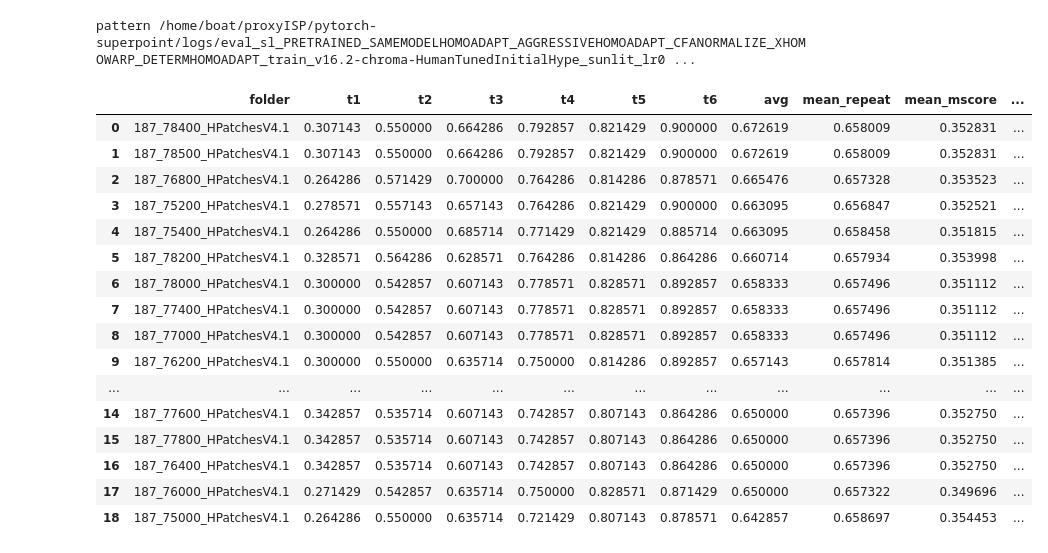
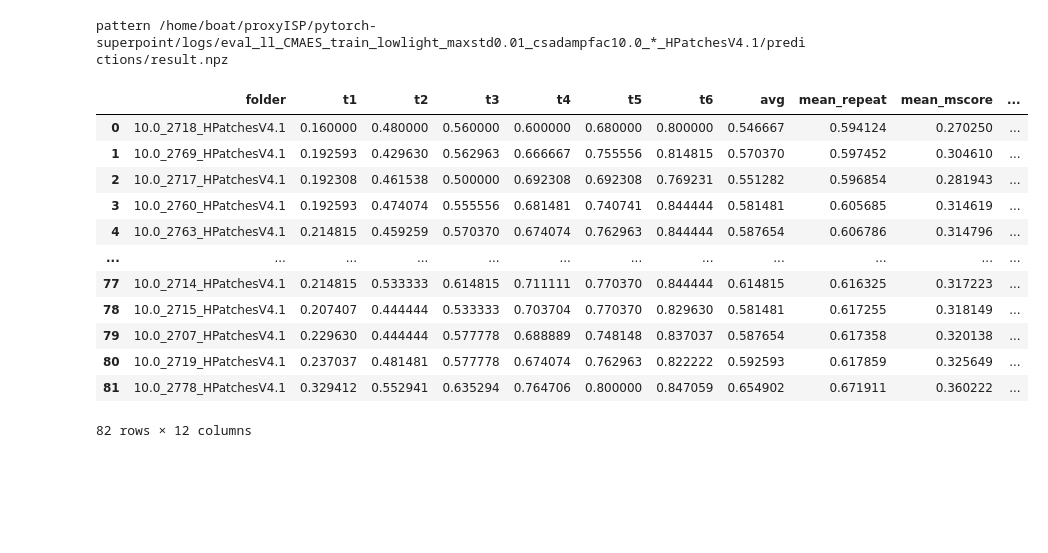
Before and after one commit to NontawatWuttikam/pytorch-superpoint, a Jupyter notebook: proxyopt_notebook/visualize_sweep.ipynb, the cells around one changed output. Saved outputs shown, nothing was run; the diff lists cells and outputs as text; code cells hidden in the pictures; blank space fills up the shorter version.

```diff
--- a/proxyopt_notebook/visualize_sweep.ipynb
+++ b/proxyopt_notebook/visualize_sweep.ipynb
@@ -6,7 +6,7 @@ import pandas as pd
 
 root = "/home/boat/proxyISP/pytorch-superpoint/logs/"
 folder_pattern = (
-    "eval_sl_PRETRAINED_SAMEMODELHOMOADAPT_AGGRESSIVEHOMOADAPT_CFANORMALIZE_XHOMOWARP_DETERMHOMOADAPT_train_v16.2-chroma-HumanTunedInitialHype_sunlit_lr0.005_bothLoss_initialHypeHomoAdaptOnly_gradac187_*_HPatchesV4.1"
+    "eval_ll_CMAES_train_lowlight_maxstd0.01_csadampfac10.0_*_HPatchesV4.1"
 )
 
 results = []
@@ -20,48 +20,44 @@ for path in glob.glob(pattern):
     data = np.load(path)
     correctness = data["correctness"]  # shape (N, 6)
     repeatability = data.get("repeatability")
     mscore = data.get("mscore")
     mAP = data.get("mAP")
     loc_err = data.get("localization_err")  # NEW
 
     # Threshold averages
     thresh_means = correctness.mean(axis=0)
     avg_overall = thresh_means.mean()
 
     # Compute mean metrics
     mean_repeat = np.mean(repeatability) if repeatability is not None else np.nan
     mean_mscore = np.mean(mscore) if mscore is not None else np.nan
     mean_map = np.mean(mAP) if mAP is not None else np.nan
     mean_loc_err = np.mean(loc_err) if loc_err is not None else np.nan  # NEW
 
     results.append(
         (folder, *thresh_means.tolist(), avg_overall, mean_repeat, mean_mscore, mean_map, mean_loc_err)
     )
 
 columns = ["folder", "t1", "t2", "t3", "t4", "t5", "t6", "avg",
            "mean_repeat", "mean_mscore", "mean_map", "mean_loc_err"]
 df = pd.DataFrame(results, columns=columns)
 
 # sort by avg correctness
-df = df.sort_values(by="avg", ascending=False).reset_index(drop=True)
+df = df.sort_values(by="mean_loc_err", ascending=False).reset_index(drop=True)
 
 df
 # %% [output]
-pattern /home/boat/proxyISP/pytorch-superpoint/logs/eval_sl_PRETRAINED_SAMEMODELHOMOADAPT_AGGRESSIVEHOMOADAPT_CFANORMALIZE_XHOMOWARP_DETERMHOMOADAPT_train_v16.2-chroma-HumanTunedInitialHype_sunlit_lr0 ...
+pattern /home/boat/proxyISP/pytorch-superpoint/logs/eval_ll_CMAES_train_lowlight_maxstd0.01_csadampfac10.0_*_HPatchesV4.1/predictions/result.npz
 |  | folder | t1 | t2 | t3 | t4 | t5 | t6 | avg | mean_repeat | mean_mscore | ... |
-| 0 | 187_78400_HPatchesV4.1 | 0.307143 | 0.550000 | 0.664286 | 0.792857 | 0.821429 | 0.900000 | 0.672619 | 0.658009 | 0.352831 | ... |
-| 1 | 187_78500_HPatchesV4.1 | 0.307143 | 0.550000 | 0.664286 | 0.792857 | 0.821429 | 0.900000 | 0.672619 | 0.658009 | 0.352831 | ... |
-| 2 | 187_76800_HPatchesV4.1 | 0.264286 | 0.571429 | 0.700000 | 0.764286 | 0.814286 | 0.878571 | 0.665476 | 0.657328 | 0.353523 | ... |
-| 3 | 187_75200_HPatchesV4.1 | 0.278571 | 0.557143 | 0.657143 | 0.764286 | 0.821429 | 0.900000 | 0.663095 | 0.656847 | 0.352521 | ... |
-| 4 | 187_75400_HPatchesV4.1 | 0.264286 | 0.550000 | 0.685714 | 0.771429 | 0.821429 | 0.885714 | 0.663095 | 0.658458 | 0.351815 | ... |
-| 5 | 187_78200_HPatchesV4.1 | 0.328571 | 0.564286 | 0.628571 | 0.764286 | 0.814286 | 0.864286 | 0.660714 | 0.657934 | 0.353998 | ... |
-| 6 | 187_78000_HPatchesV4.1 | 0.300000 | 0.542857 | 0.607143 | 0.778571 | 0.828571 | 0.892857 | 0.658333 | 0.657496 | 0.351112 | ... |
-| 7 | 187_77400_HPatchesV4.1 | 0.300000 | 0.542857 | 0.607143 | 0.778571 | 0.828571 | 0.892857 | 0.658333 | 0.657496 | 0.351112 | ... |
-| 8 | 187_77000_HPatchesV4.1 | 0.300000 | 0.542857 | 0.607143 | 0.778571 | 0.828571 | 0.892857 | 0.658333 | 0.657496 | 0.351112 | ... |
-| 9 | 187_76200_HPatchesV4.1 | 0.300000 | 0.550000 | 0.635714 | 0.750000 | 0.814286 | 0.892857 | 0.657143 | 0.657814 | 0.351385 | ... |
+| 0 | 10.0_2718_HPatchesV4.1 | 0.160000 | 0.480000 | 0.560000 | 0.600000 | 0.680000 | 0.800000 | 0.546667 | 0.594124 | 0.270250 | ... |
+| 1 | 10.0_2769_HPatchesV4.1 | 0.192593 | 0.429630 | 0.562963 | 0.666667 | 0.755556 | 0.814815 | 0.570370 | 0.597452 | 0.304610 | ... |
+| 2 | 10.0_2717_HPatchesV4.1 | 0.192308 | 0.461538 | 0.500000 | 0.692308 | 0.692308 | 0.769231 | 0.551282 | 0.596854 | 0.281943 | ... |
+| 3 | 10.0_2760_HPatchesV4.1 | 0.192593 | 0.474074 | 0.555556 | 0.681481 | 0.740741 | 0.844444 | 0.581481 | 0.605685 | 0.314619 | ... |
+| 4 | 10.0_2763_HPatchesV4.1 | 0.214815 | 0.459259 | 0.570370 | 0.674074 | 0.762963 | 0.844444 | 0.587654 | 0.606786 | 0.314796 | ... |
 | ... | ... | ... | ... | ... | ... | ... | ... | ... | ... | ... | ... |
-| 14 | 187_77600_HPatchesV4.1 | 0.342857 | 0.535714 | 0.607143 | 0.742857 | 0.807143 | 0.864286 | 0.650000 | 0.657396 | 0.352750 | ... |
-| 15 | 187_77800_HPatchesV4.1 | 0.342857 | 0.535714 | 0.607143 | 0.742857 | 0.807143 | 0.864286 | 0.650000 | 0.657396 | 0.352750 | ... |
-| 16 | 187_76400_HPatchesV4.1 | 0.342857 | 0.535714 | 0.607143 | 0.742857 | 0.807143 | 0.864286 | 0.650000 | 0.657396 | 0.352750 | ... |
-| 17 | 187_76000_HPatchesV4.1 | 0.271429 | 0.542857 | 0.635714 | 0.750000 | 0.828571 | 0.871429 | 0.650000 | 0.657322 | 0.349696 | ... |
-| 18 | 187_75000_HPatchesV4.1 | 0.264286 | 0.550000 | 0.635714 | 0.721429 | 0.807143 | 0.878571 | 0.642857 | 0.658697 | 0.354453 | ... |
+| 77 | 10.0_2714_HPatchesV4.1 | 0.214815 | 0.533333 | 0.614815 | 0.711111 | 0.770370 | 0.844444 | 0.614815 | 0.616325 | 0.317223 | ... |
+| 78 | 10.0_2715_HPatchesV4.1 | 0.207407 | 0.444444 | 0.533333 | 0.703704 | 0.770370 | 0.829630 | 0.581481 | 0.617255 | 0.318149 | ... |
+| 79 | 10.0_2707_HPatchesV4.1 | 0.229630 | 0.444444 | 0.577778 | 0.688889 | 0.748148 | 0.837037 | 0.587654 | 0.617358 | 0.320138 | ... |
+| 80 | 10.0_2719_HPatchesV4.1 | 0.237037 | 0.481481 | 0.577778 | 0.674074 | 0.762963 | 0.822222 | 0.592593 | 0.617859 | 0.325649 | ... |
+| 81 | 10.0_2778_HPatchesV4.1 | 0.329412 | 0.552941 | 0.635294 | 0.764706 | 0.800000 | 0.847059 | 0.654902 | 0.671911 | 0.360222 | ... |
+82 rows × 12 columns
```
Also changed, not shown: 6 other files.
